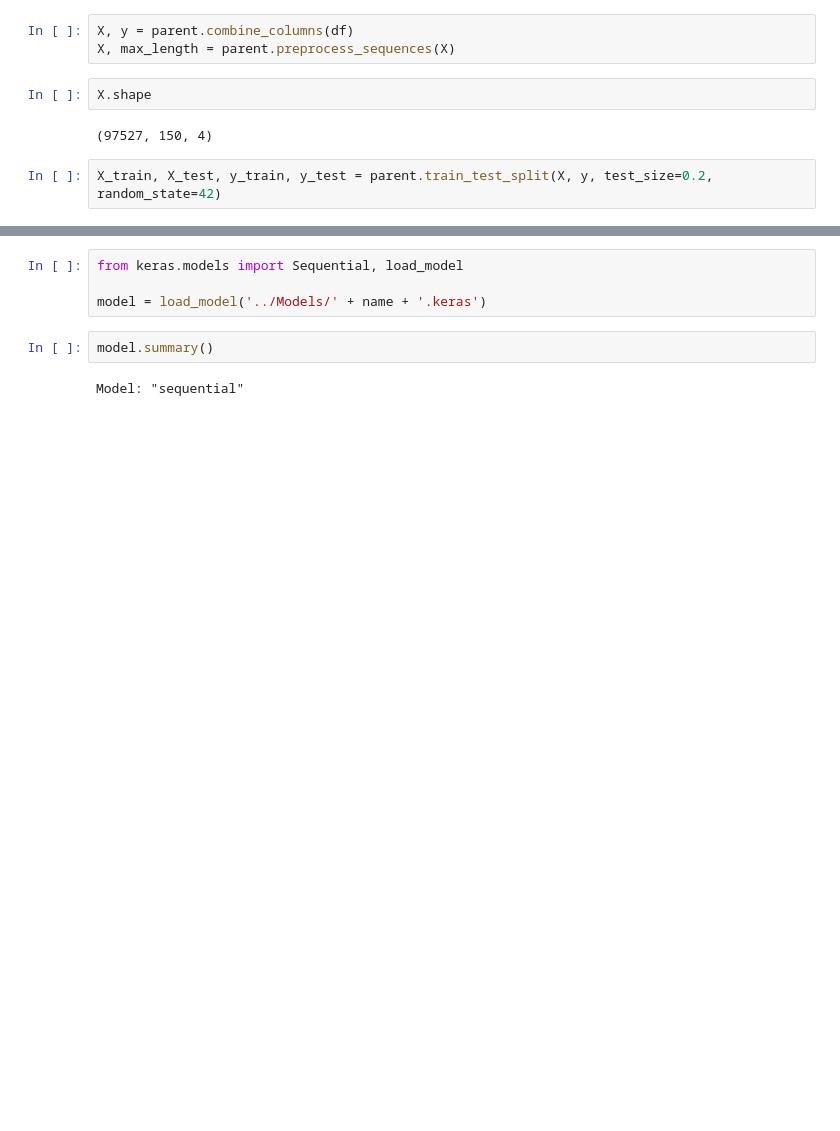
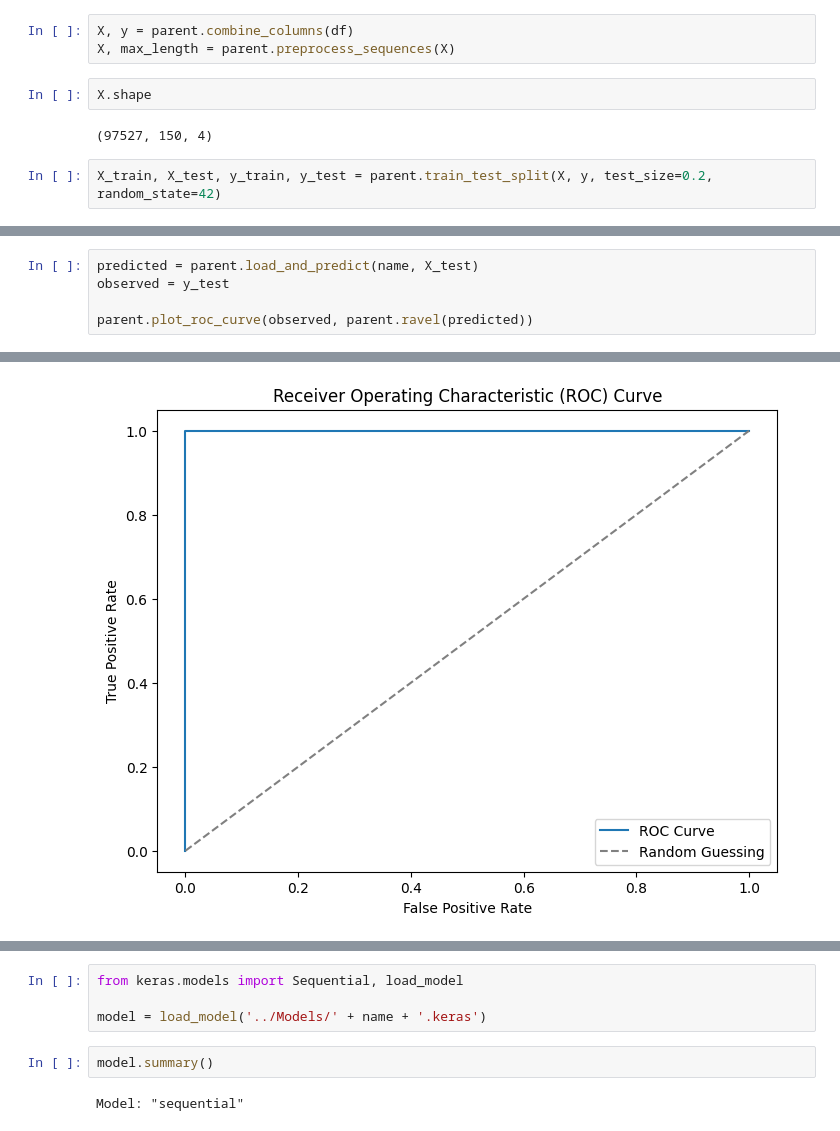
Before and after one commit to Rhys-sg/promoter-sequence-transcription-rates, a Jupyter notebook: v2/Testing CNN/CNN_7_1.ipynb, the cells around one changed output, grey strips where cells are left out. Cells and saved outputs as stored; diff of their text form; blank space fills up the shorter version.

Commit message:
Init TX direction (bool) prediction CNN

```diff
--- a/v2/Testing CNN/CNN_7_1.ipynb
+++ b/v2/Testing CNN/CNN_7_1.ipynb
@@ -61,0 +67,6 @@ Epoch 150/150
+# %%
+predicted = parent.load_and_predict(name, X_test)
+observed = y_test
+
+parent.plot_roc_curve(observed, parent.ravel(predicted))
+# %% [output]
@@ -62,2 +74,3 @@ Epoch 150/150
+[figure, added]
 # %%
 predicted = parent.load_and_predict(name, X)
```
Also changed, not shown: parts of 7 cells of this notebook, 1 other file.
